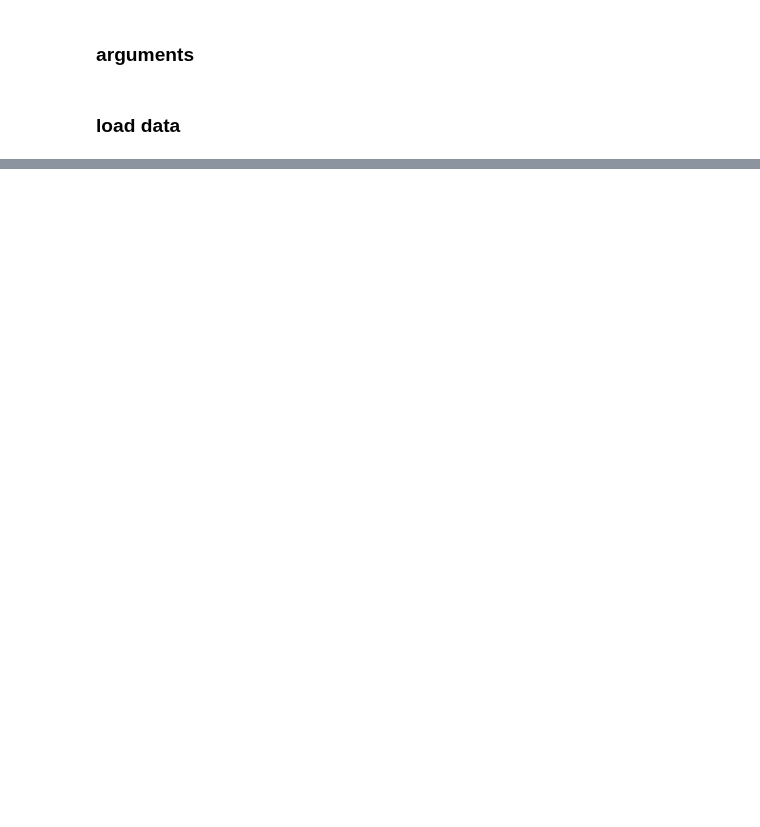
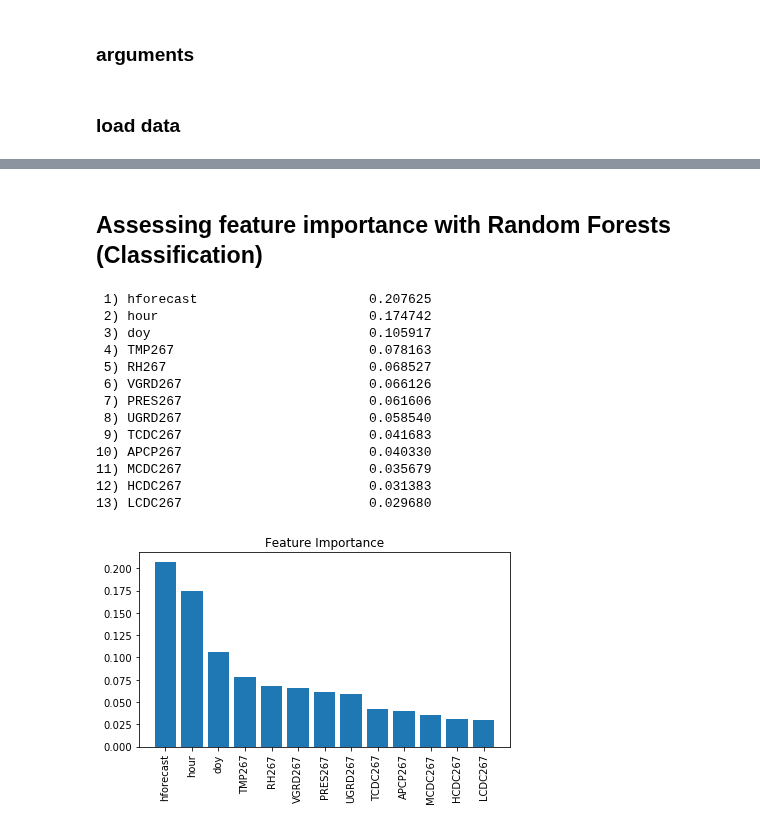
Before and after one commit to jmquintana79/utilsDS, a Jupyter notebook: scripts/feature_engineering/selection/notebook-features_selection-sklearn.ipynb, the cells around one changed output, grey strips where cells are left out. Cells and saved outputs as stored; diff of their text form; code cells hidden in the pictures; blank space fills up the shorter version.

```diff
--- a/scripts/feature_engineering/selection/notebook-features_selection-sklearn.ipynb
+++ b/scripts/feature_engineering/selection/notebook-features_selection-sklearn.ipynb
@@ -47,0 +188,46 @@ plt.show()
+# %% [markdown]
+## Assessing feature importance with Random Forests (Classification)
+# %%
+from sklearn.ensemble import RandomForestClassifier
+
+feat_labels = data[dcol['lx']].columns
+
+forest = RandomForestClassifier(n_estimators=500,
+                                random_state=1, n_jobs = -1)
+
+forest.fit(X_train, cy_train)
+importances = forest.feature_importances_
+
+indices = np.argsort(importances)[::-1]
+
+for f in range(X_train.shape[1]):
+    print("%2d) %-*s %f" % (f + 1, 30,
+                            feat_labels[indices[f]],
+                            importances[indices[f]]))
+
+plt.title('Feature Importance')
+plt.bar(range(X_train.shape[1]),
+        importances[indices],
+        align='center')
+
+plt.xticks(range(X_train.shape[1]),
+           feat_labels[indices], rotation=90)
+plt.xlim([-1, X_train.shape[1]])
+plt.tight_layout()
+#plt.savefig('images/04_09.png', dpi=300)
+plt.show()
+# %% [output]
+ 1) hforecast                      0.207625
+ 2) hour                           0.174742
+ 3) doy                            0.105917
+ 4) TMP267                         0.078163
+ 5) RH267                          0.068527
+ 6) VGRD267                        0.066126
+ 7) PRES267                        0.061606
+ 8) UGRD267                        0.058540
+ 9) TCDC267                        0.041683
+10) APCP267                        0.040330
+11) MCDC267                        0.035679
+12) HCDC267                        0.031383
+13) LCDC267                        0.029680
+[figure, added]
```
Also changed, not shown: parts of 28 cells of this notebook.
